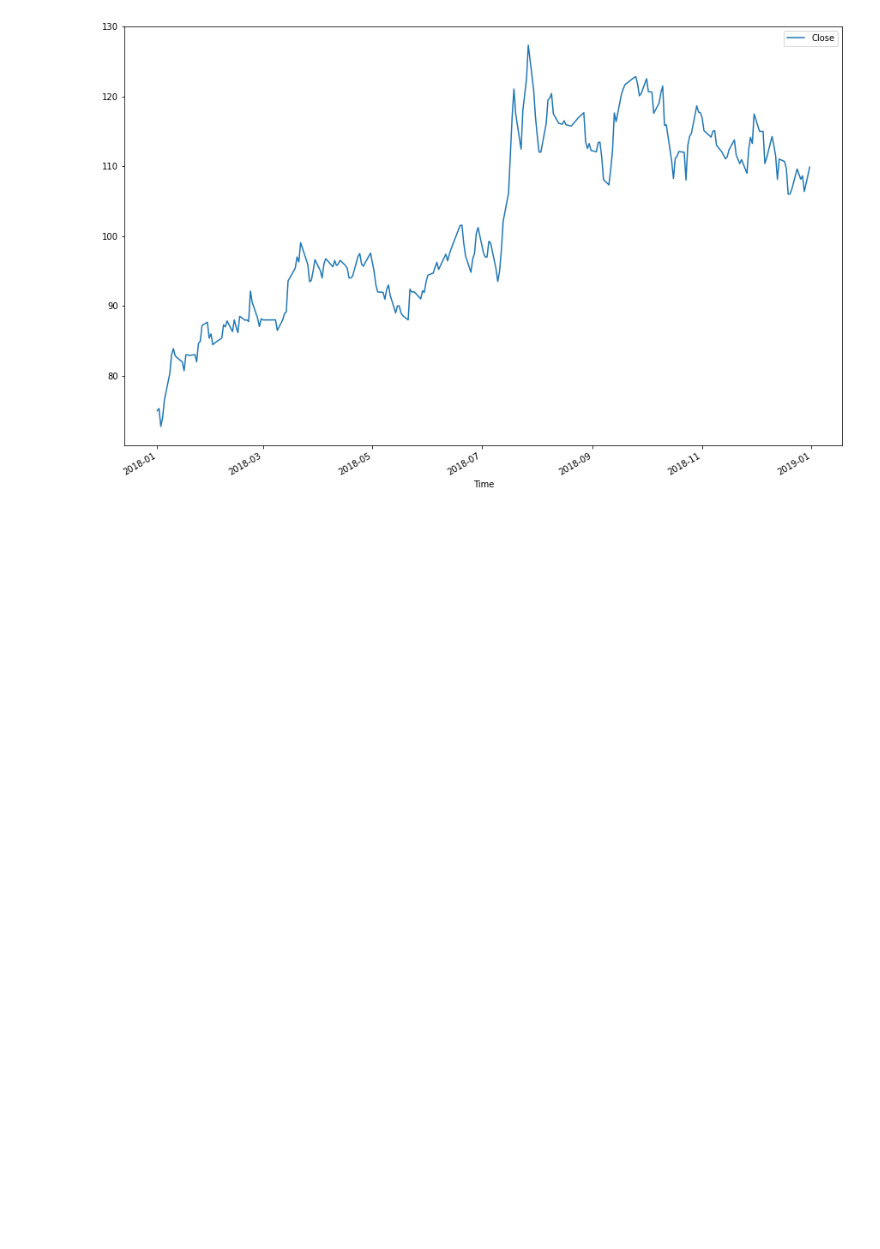
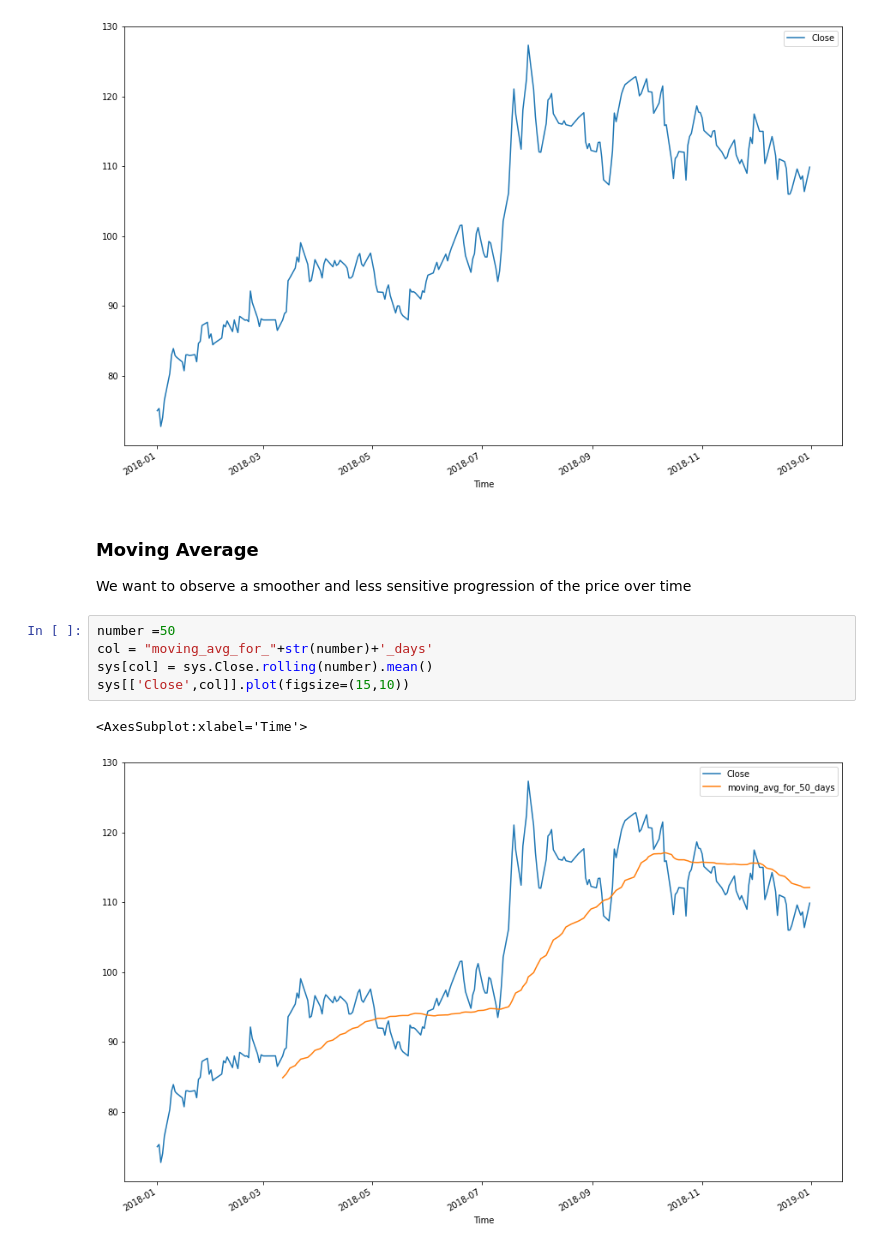
Before and after one commit to simiel/Predictive-Analysis-with-Python, a Jupyter notebook: Project1.ipynb, the cells around one changed output. Cells and saved outputs as stored; diff of their text form; blank space fills up the shorter version.

Commit message:
Analyze the SYS data, currently observing the stock price over time

```diff
--- a/Project1.ipynb
+++ b/Project1.ipynb
@@ -43,3 +43,14 @@ sys.Close.plot(legend=True,figsize=(15,10))
 # %% [output]
 <AxesSubplot:xlabel='Time'>
 [figure]
+# %% [markdown]
+### Moving Average
+We want to observe a smoother and less sensitive progression of the price over time
+# %%
+number =50
+col = "moving_avg_for_"+str(number)+'_days'
+sys[col] = sys.Close.rolling(number).mean()
+sys[['Close',col]].plot(figsize=(15,10))
+# %% [output]
+<AxesSubplot:xlabel='Time'>
+[figure, added]
```
Also changed, not shown: parts of 2 cells of this notebook.
